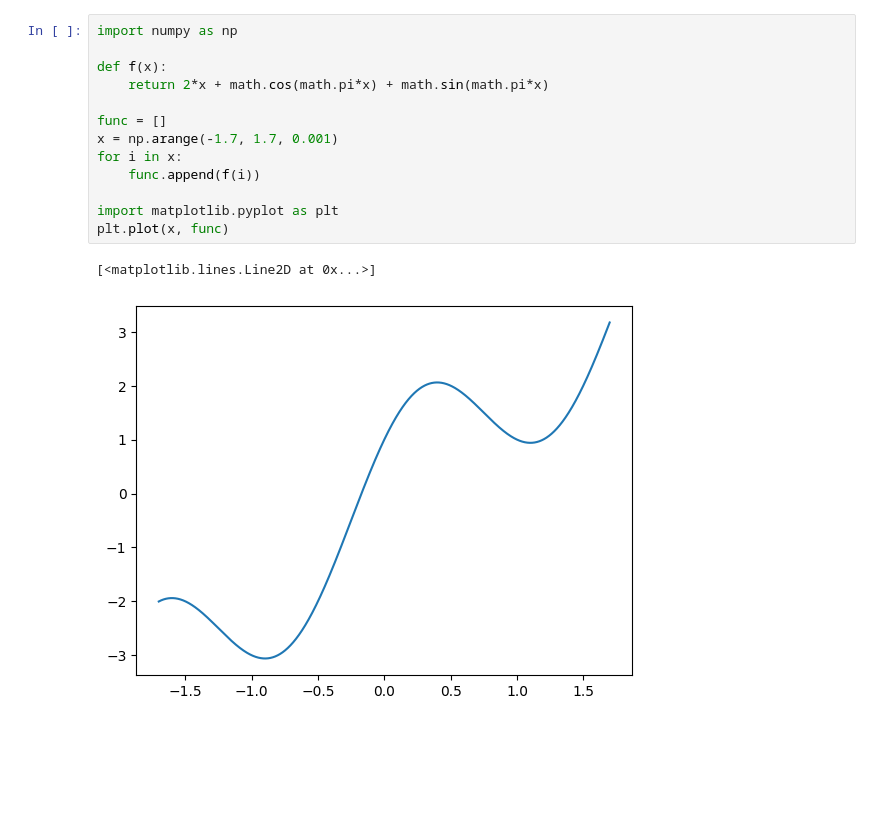
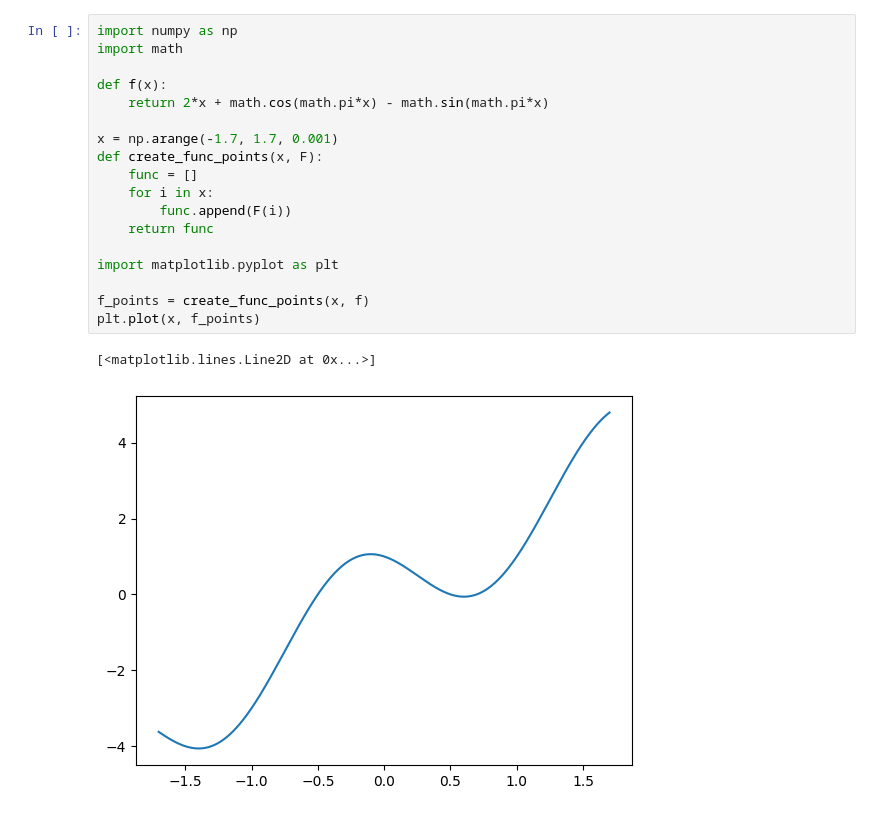
Before and after one commit to alkomarova/math_modeling, a Jupyter notebook: task6.ipynb, the cells around one changed output. Cells and saved outputs as stored; diff of their text form; blank space fills up the shorter version.

```diff
--- a/task6.ipynb
+++ b/task6.ipynb
@@ -1,16 +1,21 @@
 # %%
 import numpy as np
+import math
 
 def f(x):
-    return 2*x + math.cos(math.pi*x) + math.sin(math.pi*x)
+    return 2*x + math.cos(math.pi*x) - math.sin(math.pi*x)
 
-func = []
 x = np.arange(-1.7, 1.7, 0.001)
-for i in x:
-    func.append(f(i))
+def create_func_points(x, F):
+    func = []
+    for i in x:
+        func.append(F(i))
+    return func
 
 import matplotlib.pyplot as plt
-plt.plot(x, func)
+
+f_points = create_func_points(x, f)
+plt.plot(x, f_points)
 # %% [output]
 [<matplotlib.lines.Line2D at 0x...>]
-[figure, old version]
+[figure, new version]
```
Also changed, not shown: parts of 6 cells of this notebook, 1 other file.
